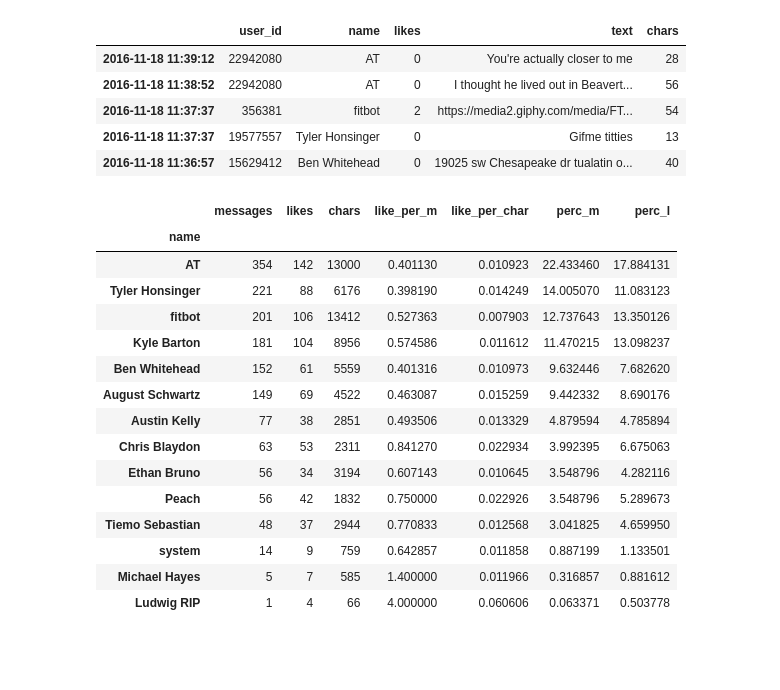
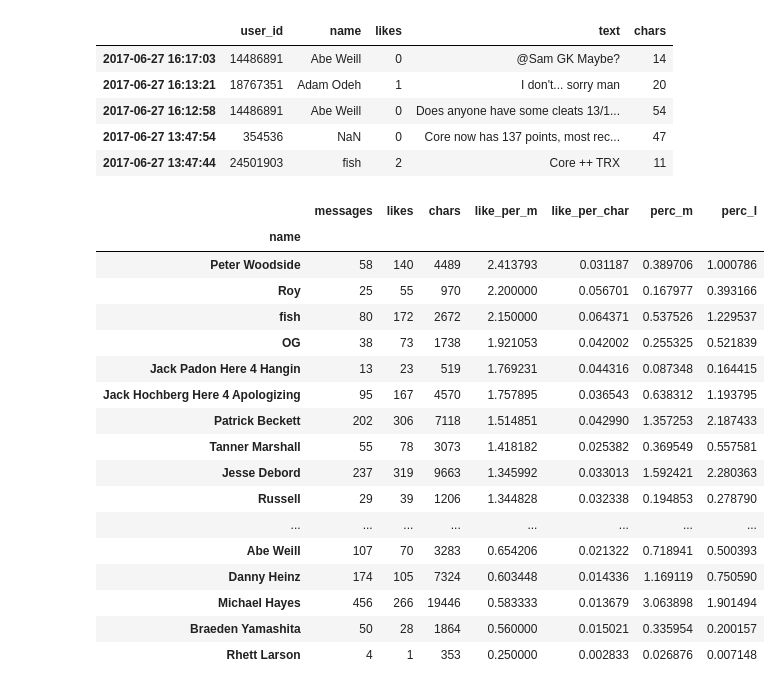
Before and after one commit to arrrobase/RipBot, a Jupyter notebook: ripcity_stats.ipynb, the cells around one changed output. Cells and saved outputs as stored; diff of their text form; code cells hidden in the pictures; blank space fills up the shorter version.

```diff
--- a/ripcity_stats.ipynb
+++ b/ripcity_stats.ipynb
@@ -11,8 +11,8 @@ matplotlib.style.use('ggplot')
 with open('groupy_key.txt', 'r') as f:
     key = f.read()
 config.API_KEY = key
-# rip = Group.list().filter(group_id='13678029')[0] # rip city
-rip = Group.list().filter(group_id='24338846')[0] # stag city
+rip = Group.list().filter(group_id='13678029')[0] # rip city
+# rip = Group.list().filter(group_id='24338846')[0] # stag city
 # %%
 # make a dict to go from user_ids to current name
 rip_names = list(map(str, rip.members()))
@@ -48,11 +57,11 @@ df['chars'] = df['text'].map(lambda x: len(x))
 df.head()
 # %% [output]
 |  | user_id | name | likes | text | chars |
-| 2016-11-18 11:39:12 | 22942080 | AT | 0 | You're actually closer to me | 28 |
-| 2016-11-18 11:38:52 | 22942080 | AT | 0 | I thought he lived out in Beavert... | 56 |
-| 2016-11-18 11:37:37 | 356381 | fitbot | 2 | https://media2.giphy.com/media/FT... | 54 |
-| 2016-11-18 11:37:37 | 19577557 | Tyler Honsinger | 0 | Gifme titties | 13 |
-| 2016-11-18 11:36:57 | 15629412 | Ben Whitehead | 0 | 19025 sw Chesapeake dr tualatin o... | 40 |
+| 2017-06-27 16:17:03 | 14486891 | Abe Weill | 0 | @Sam GK Maybe? | 14 |
+| 2017-06-27 16:13:21 | 18767351 | Adam Odeh | 1 | I don't... sorry man | 20 |
+| 2017-06-27 16:12:58 | 14486891 | Abe Weill | 0 | Does anyone have some cleats 13/1... | 54 |
+| 2017-06-27 13:47:54 | 354536 | NaN | 0 | Core now has 137 points, most rec... | 47 |
+| 2017-06-27 13:47:44 | 24501903 | fish | 2 | Core ++ TRX | 11 |
 # %%
 # calc some stats
 stats = pd.DataFrame({'messages':df['name'].value_counts()})
@@ -69,24 +78,26 @@ num_l = stats['likes'].sum()
 stats['perc_m'] = stats['messages'] / num_m * 100
 stats['perc_l'] = stats['likes'] / num_l * 100
 # %%
-stats.sort_values('messages', ascending=False)
+stats.sort_values('like_per_m', ascending=False)
 # %% [output]
 |  | messages | likes | chars | like_per_m | like_per_char | perc_m | perc_l |
 | name |  |  |  |  |  |  |  |
-| AT | 354 | 142 | 13000 | 0.401130 | 0.010923 | 22.433460 | 17.884131 |
-| Tyler Honsinger | 221 | 88 | 6176 | 0.398190 | 0.014249 | 14.005070 | 11.083123 |
-| fitbot | 201 | 106 | 13412 | 0.527363 | 0.007903 | 12.737643 | 13.350126 |
-| Kyle Barton | 181 | 104 | 8956 | 0.574586 | 0.011612 | 11.470215 | 13.098237 |
-| Ben Whitehead | 152 | 61 | 5559 | 0.401316 | 0.010973 | 9.632446 | 7.682620 |
-| August Schwartz | 149 | 69 | 4522 | 0.463087 | 0.015259 | 9.442332 | 8.690176 |
-| Austin Kelly | 77 | 38 | 2851 | 0.493506 | 0.013329 | 4.879594 | 4.785894 |
-| Chris Blaydon | 63 | 53 | 2311 | 0.841270 | 0.022934 | 3.992395 | 6.675063 |
-| Ethan Bruno | 56 | 34 | 3194 | 0.607143 | 0.010645 | 3.548796 | 4.282116 |
-| Peach | 56 | 42 | 1832 | 0.750000 | 0.022926 | 3.548796 | 5.289673 |
-| Tiemo Sebastian | 48 | 37 | 2944 | 0.770833 | 0.012568 | 3.041825 | 4.659950 |
-| system | 14 | 9 | 759 | 0.642857 | 0.011858 | 0.887199 | 1.133501 |
-| Michael Hayes | 5 | 7 | 585 | 1.400000 | 0.011966 | 0.316857 | 0.881612 |
-| Ludwig RIP | 1 | 4 | 66 | 4.000000 | 0.060606 | 0.063371 | 0.503778 |
+| Peter Woodside | 58 | 140 | 4489 | 2.413793 | 0.031187 | 0.389706 | 1.000786 |
+| Roy | 25 | 55 | 970 | 2.200000 | 0.056701 | 0.167977 | 0.393166 |
+| fish | 80 | 172 | 2672 | 2.150000 | 0.064371 | 0.537526 | 1.229537 |
+| OG | 38 | 73 | 1738 | 1.921053 | 0.042002 | 0.255325 | 0.521839 |
+| Jack Padon Here 4 Hangin | 13 | 23 | 519 | 1.769231 | 0.044316 | 0.087348 | 0.164415 |
+| Jack Hochberg Here 4 Apologizing | 95 | 167 | 4570 | 1.757895 | 0.036543 | 0.638312 | 1.193795 |
+| Patrick Beckett | 202 | 306 | 7118 | 1.514851 | 0.042990 | 1.357253 | 2.187433 |
+| Tanner Marshall | 55 | 78 | 3073 | 1.418182 | 0.025382 | 0.369549 | 0.557581 |
+| Jesse Debord | 237 | 319 | 9663 | 1.345992 | 0.033013 | 1.592421 | 2.280363 |
+| Russell | 29 | 39 | 1206 | 1.344828 | 0.032338 | 0.194853 | 0.278790 |
+| ... | ... | ... | ... | ... | ... | ... | ... |
+| Abe Weill | 107 | 70 | 3283 | 0.654206 | 0.021322 | 0.718941 | 0.500393 |
+| Danny Heinz | 174 | 105 | 7324 | 0.603448 | 0.014336 | 1.169119 | 0.750590 |
+| Michael Hayes | 456 | 266 | 19446 | 0.583333 | 0.013679 | 3.063898 | 1.901494 |
+| Braeden Yamashita | 50 | 28 | 1864 | 0.560000 | 0.015021 | 0.335954 | 0.200157 |
+| Rhett Larson | 4 | 1 | 353 | 0.250000 | 0.002833 | 0.026876 | 0.007148 |
 # %%
 # do some plotting
 ax = df.groupby([df.index.hour])['user_id'].count().plot(kind='bar')
```
Also changed, not shown: parts of 8 cells of this notebook, 1 other file.
